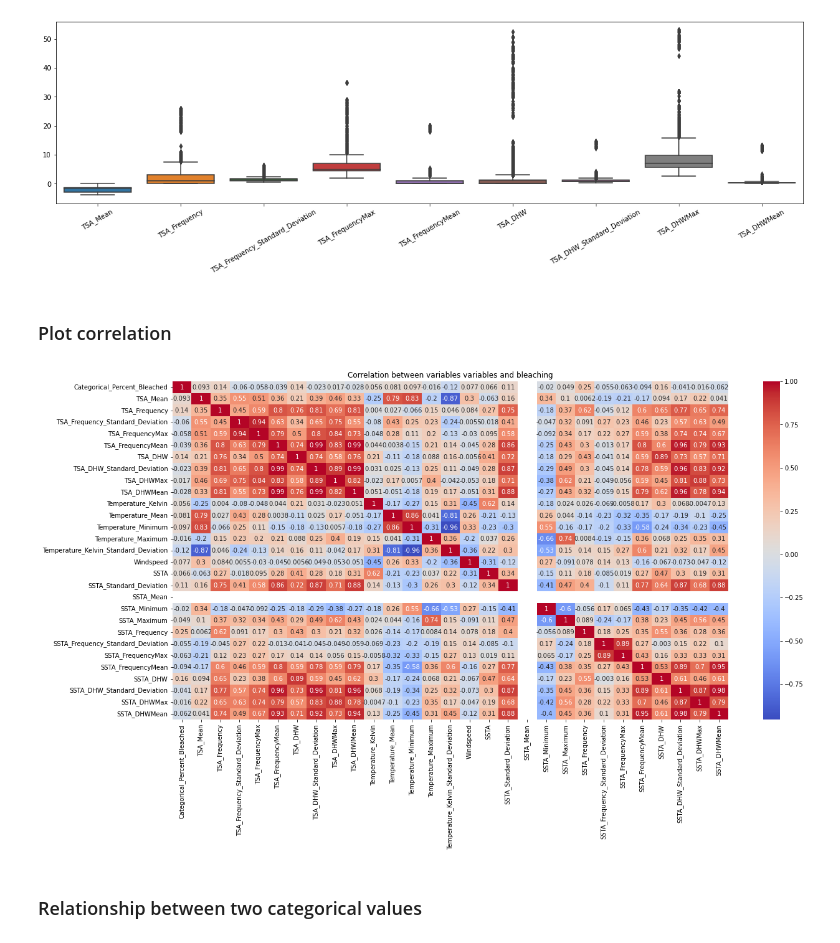
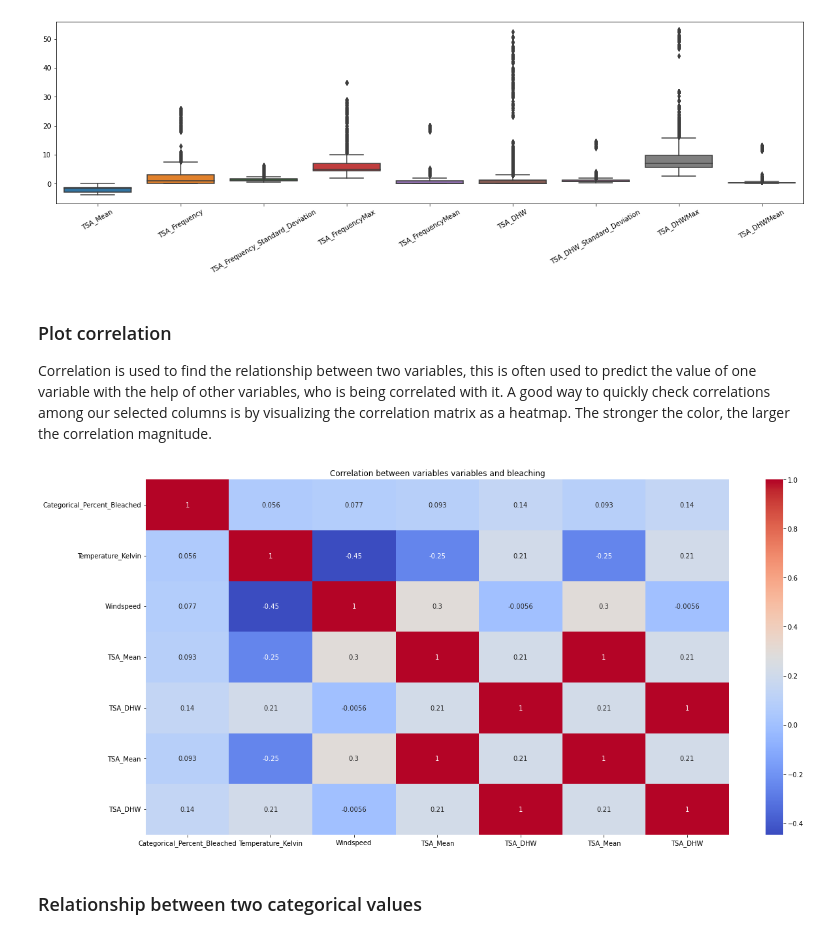
Before and after one commit to maur1/wid_2022_oceanhub_cognite, a Jupyter notebook: coral_bleaching/classification_v1.ipynb, the cells around one changed output. Cells and saved outputs as stored; diff of their text form; code cells hidden in the pictures.

```diff
--- a/coral_bleaching/classification_v1.ipynb
+++ b/coral_bleaching/classification_v1.ipynb
@@ -151,6 +235,10 @@ The temperature data is based on weekly Sea Surface Temperatures (SSTs) for the
 </details>
 # %%
 # Inspect Temperature data
-temp_cols = ['Temperature_Kelvin', 'Temperature_Mean', 'Temperature_Minimum','Temperature_Maximum', 'Temperature_Kelvin_Standard_Deviation','Windspeed']
-plot_multiple_histograms(columns=temp_cols, dataframe=coral_reef_data_df)
+temp_cols = ['Temperature_Kelvin']
+all_temp_cols = ['Temperature_Kelvin', 'Temperature_Mean', 'Temperature_Minimum','Temperature_Maximum']
+std_cols = ['Temperature_Kelvin_Standard_Deviation']
+wind_cols = ['Windspeed']
+all_cols =  temp_cols + std_cols + wind_cols
+plot_multiple_histograms(columns=all_cols, dataframe=coral_reef_data_df)
 # %% [output]
@@ -191,5 +303,6 @@ SSTA_DHW (Sea-Surface Temperature Degree Heating Weeks) is the sum of the previo
 # %%
 # Inspect SSTA data
 ssta_cols = ['SSTA', 'SSTA_Standard_Deviation', 'SSTA_Mean', 'SSTA_Minimum', 'SSTA_Maximum', 'SSTA_Frequency', 'SSTA_Frequency_Standard_Deviation', 'SSTA_FrequencyMax', 'SSTA_FrequencyMean', 'SSTA_DHW', 'SSTA_DHW_Standard_Deviation','SSTA_DHWMax', 'SSTA_DHWMean',]
-plot_multiple_histograms(columns=ssta_cols, dataframe=coral_reef_data_df)
+ssta_measurment_cols =  ['SSTA', 'SSTA_Frequency', 'SSTA_DHW']
+plot_multiple_histograms(columns=ssta_measurment_cols, dataframe=coral_reef_data_df)
 # %% [output]
@@ -230,8 +346,8 @@ Thermal Stress Anomalies are defined as deviations of 1 week where the temperatu
 </details>
 # %%
 tsa_cols = ['TSA_Mean', 'TSA_Frequency', 'TSA_Frequency_Standard_Deviation', 'TSA_FrequencyMax', 'TSA_FrequencyMean', 'TSA_DHW', 'TSA_DHW_Standard_Deviation', 'TSA_DHWMax', 'TSA_DHWMean']
+tsa_measurment_cols = ['TSA_Mean','TSA_DHW']
 plot_multiple_histograms(columns=tsa_cols, dataframe=coral_reef_data_df)
-
 # choose columns based on available data
 tsa_cols = ['TSA_Mean', 'TSA_Frequency', 'TSA_Frequency_Standard_Deviation', 'TSA_FrequencyMax', 'TSA_FrequencyMean', 'TSA_DHW', 'TSA_DHW_Standard_Deviation', 'TSA_DHWMax', 'TSA_DHWMean']
 # %% [output]
@@ -245,11 +361,13 @@ plt.show()
 [figure]
 # %% [markdown]
 ### Plot correlation
+Correlation is used to find the relationship between two variables, this is often used to predict the value of one variable with the help of other variables, who is being correlated with it.
+A good way to quickly check correlations among our selected columns is by visualizing the correlation matrix as a heatmap. The stronger the color, the larger the correlation magnitude.
 # %%
-coral_reef_correlation = coral_reef_data_df[['Categorical_Percent_Bleached']+tsa_cols+temp_cols+ssta_cols].corr()
+coral_reef_correlation = coral_reef_data_df[['Categorical_Percent_Bleached']+temp_cols+wind_cols+tsa_measurment_cols+ssta_measurment_cols].corr()
 plt.figure(figsize=(20,10))
 sns.heatmap(coral_reef_correlation, annot=True, cmap="coolwarm")
 plt.title("Correlation between variables variables and bleaching")
 plt.show()
 # %% [output]
-[figure, old version]
+[figure, new version]
```
Also changed, not shown: parts of 38 cells of this notebook.
